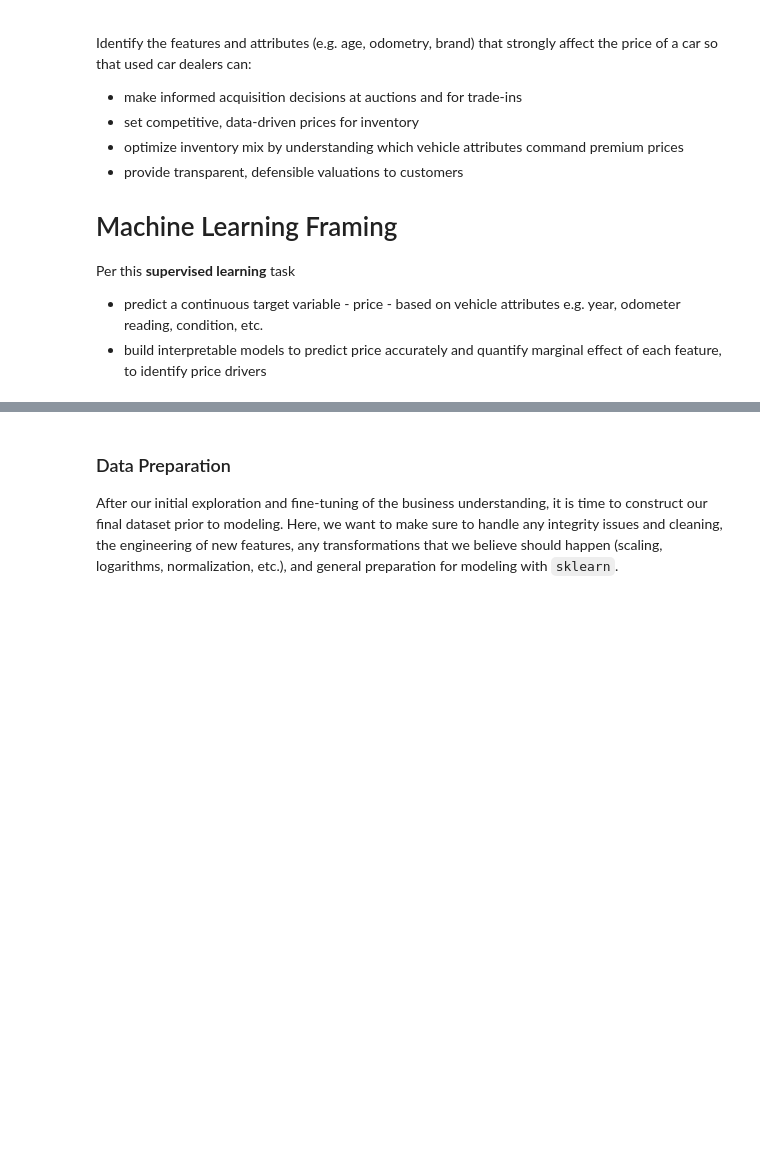
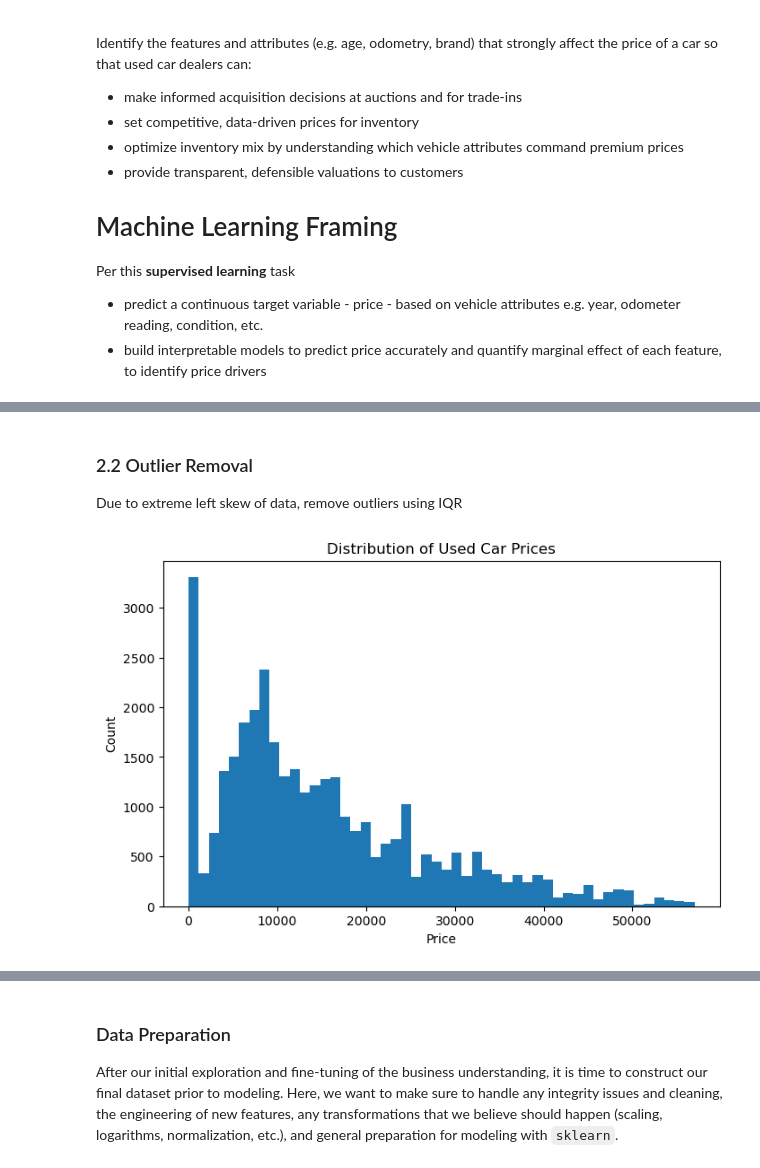
Before and after one commit to peanutenthusiast/urban-spock, a Jupyter notebook: prompt_II.ipynb, the cells around one changed output, grey strips where cells are left out. Saved outputs shown, nothing was run; the diff lists cells and outputs as text; code cells hidden in the pictures; blank space fills up the shorter version.

Commit message:
Add removal of outliers, univariate analysis of numerical and categorical features

```diff
--- a/prompt_II.ipynb
+++ b/prompt_II.ipynb
@@ -92,0 +144,22 @@ from sklearn.metrics import mean_squared_error, mean_absolute_error
+# %% [markdown]
+### 2.2 Outlier Removal ###
+
+Due to extreme left skew of data, remove outliers using IQR
+# %%
+Q1 = vehicles['price'].quantile(0.25)
+Q3 = vehicles['price'].quantile(0.75)
+IQR = Q3 - Q1
+
+## Define limits
+lower_bound = Q1 - 1.5 * IQR
+upper_bound = Q3 + 1.5 * IQR
+vehicles_clean = vehicles[(vehicles['price'] >= lower_bound) & (vehicles['price'] <= upper_bound)].dropna()
+
+plt.figure(figsize=(8,5))
+plt.hist(vehicles_clean['price'], bins=50)
+plt.title("Distribution of Used Car Prices")
+plt.xlabel("Price")
+plt.ylabel("Count")
+plt.show()
+# %% [output]
+[figure, added]
```
Also changed, not shown: parts of 18 cells of this notebook.
